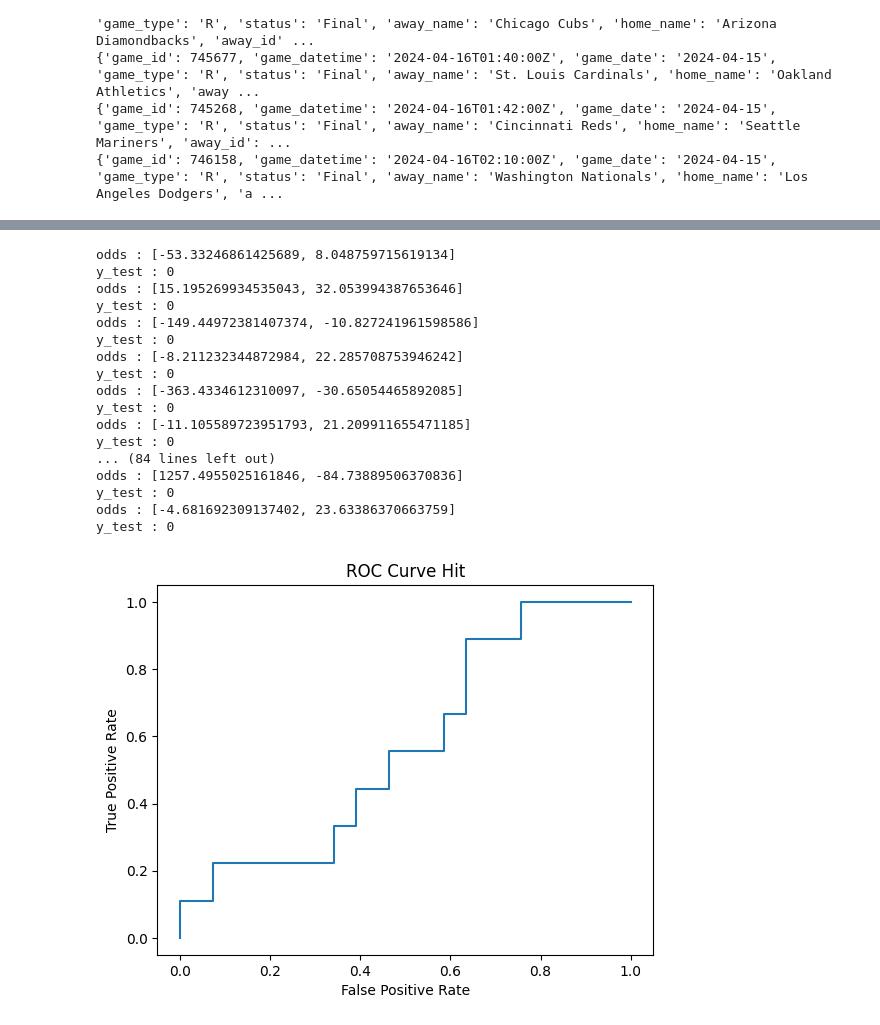
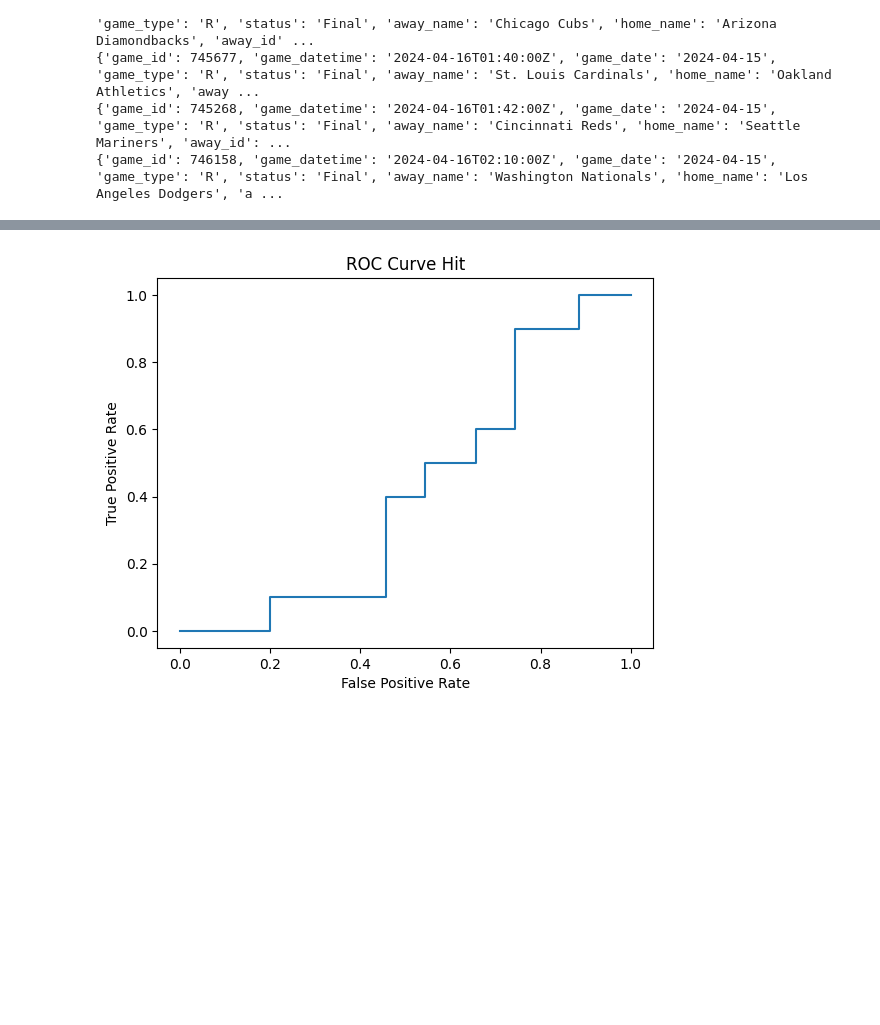
Before and after one commit to danzeeeman/DIGITAL-CURRENTS-TRAINING-A-LARGE-LANGUAGE-MODEL, a Jupyter notebook: notebooks/4_Generating_Phi-2.ipynb, the cells around one changed output, grey strips where cells are left out. Drawn from its saved outputs; the diff is of its cells as text; code cells hidden in the pictures; blank space fills up the shorter version.

```diff
--- a/notebooks/4_Generating_Phi-2.ipynb
+++ b/notebooks/4_Generating_Phi-2.ipynb
@@ -350,10 +355,10 @@ def generate_samples(inning, game, team_name, pitcher, pitcher_name, batter, bat
 # %%
 obp_data= []
 output_data = {}
-num_returns = 15
+num_returns = 25
 output_pick = {}
-top_k = 80
-top_p = 1.0
+top_k = 90
+top_p = 0.99
 temperature = 1.0
 for game in games:
     output_pick[game] = {
@@ -379,7 +384,7 @@ for game in games:
         }
 
         output_pick[game][games[game]["away_name"]][player], output_data = (generate_samples('top', game, games[game]["away_name"], games[game]["home_starting"], home_starter, player, player_name, top_k, top_p, temperature, num_returns, probs_for_graph, output_data))
-        print(output_data[game][player])
+        print(json.dumps(output_data[game][player],indent=4, sort_keys=False))
         if player in got_hit:
             print("got hit")
 
@@ -397,7 +402,7 @@ for game in games:
         }
 
         output_pick[game][games[game]["home_name"]][player], output_data = generate_samples('bot', game, games[game]["home_name"], games[game]["away_starting"], away_starting, player, player_name, top_k, top_p, temperature, num_returns, probs_for_graph, output_data)
-        print(output_data[game][player])
+        print(json.dumps(output_data[game][player], indent=4, sort_keys=False))
         if player in got_hit:
             print("got hit")
 
@@ -551,10 +648,13 @@ for game in output_data:
     for player in output_data[game]:
         if f"{player}" in hit_odds:
             if int(player) in got_hit:
-                print("got hit")
                 hits.append(1)
+                print(f"got hit: {player}")
+                print(output_data[game][player]['odds_moneyline']['hit_3'])
             else:
                 hits.append(0)
+                print(f"no hit: {player}")
+                print(output_data[game][player]['odds_moneyline']['hit_3'])
 
             odds.append([output_data[game][player]['odds_moneyline']['hit_3'], output_data[game][player]['odds_moneyline']['hit_4']] )
 
@@ -578,8 +678,6 @@ for game in output_data:
                 or 0 > output_data[game][player]['odds_moneyline']['triple_4']
                 or 0 > output_data[game][player]['odds_moneyline']['home_run_3']
                 or 0 > output_data[game][player]['odds_moneyline']['home_run_4']):
-                if (hit_odds[f"{player}"] > output_data[game][player]['odds_moneyline']['hit_3']
-                and hit_odds[f"{player}"] > output_data[game][player]['odds_moneyline']['hit_4']):
                     if int(player) in got_hit:
                         zero_alb_hits.append(1)
                     else:
@@ -655,50 +753,33 @@ y_test : 1
 # %%
-X_train, X_test, y_train, y_test = train_test_split(alba_odds, alba_hits, test_size=0.3, random_state=1)
+X_train, X_test, y_train, y_test = train_test_split(alba_odds, alba_hits, test_size=0.3)
 log_regression = LogisticRegression()
 log_regression.fit(X_train, y_train)
 
 y_pred_proba = log_regression.predict_proba(X_test)[:, 1]
 # print(y_pred_proba)
 
 y_pred_odds = []
 for proba in y_pred_proba:
     y_pred_odds.append(calculate_american_odds(calculate_dec_odds(proba, 4)))
 
 # print(y_pred_proba)
 # print(y_pred_odds)
 # print(y_test)
 
-for i in range(len(X_test)):
-    print(f"odds : {X_test[i]}")
-    print(f"y_test : {y_test[i]}")
+# for i in range(len(X_test)):
+#     print(f"odds : {X_test[i]}")
+#     print(f"y_test : {y_test[i]}")
 
 fpr, tpr, _ = metrics.roc_curve(y_test, y_pred_proba)
 
 # Create the ROC curve
 plt.plot(fpr, tpr)
 plt.ylabel('True Positive Rate')
 plt.xlabel('False Positive Rate')
 plt.title('ROC Curve Hit')
 plt.show()
 # %% [output]
-odds : [-53.33246861425689, 8.048759715619134]
-y_test : 0
-odds : [15.195269934535043, 32.053994387653646]
-y_test : 0
-odds : [-149.44972381407374, -10.827241961598586]
-y_test : 0
-odds : [-8.211232344872984, 22.285708753946242]
-y_test : 0
-odds : [-363.4334612310097, -30.65054465892085]
-y_test : 0
-odds : [-11.105589723951793, 21.209911655471185]
-y_test : 0
-... (84 lines left out)
-odds : [1257.4955025161846, -84.73889506370836]
-y_test : 0
-odds : [-4.681692309137402, 23.63386370663759]
-y_test : 0
-[figure, old version]
+[figure, new version]
 # %%
 X_train, X_test, y_train, y_test = train_test_split(odds, hits, test_size=0.3, random_state=1)
 log_regression = LogisticRegression()
```
Also changed, not shown: parts of 7 cells of this notebook, 1 other file.
